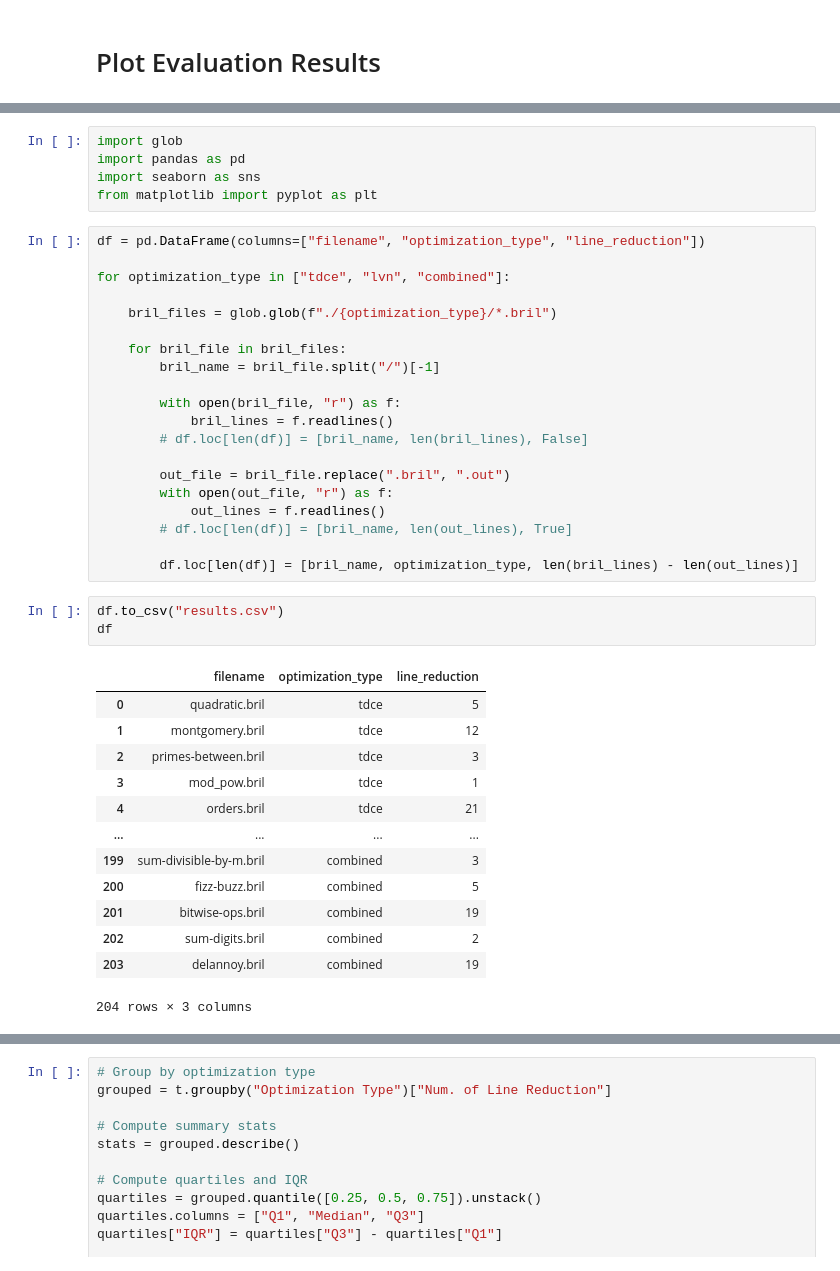
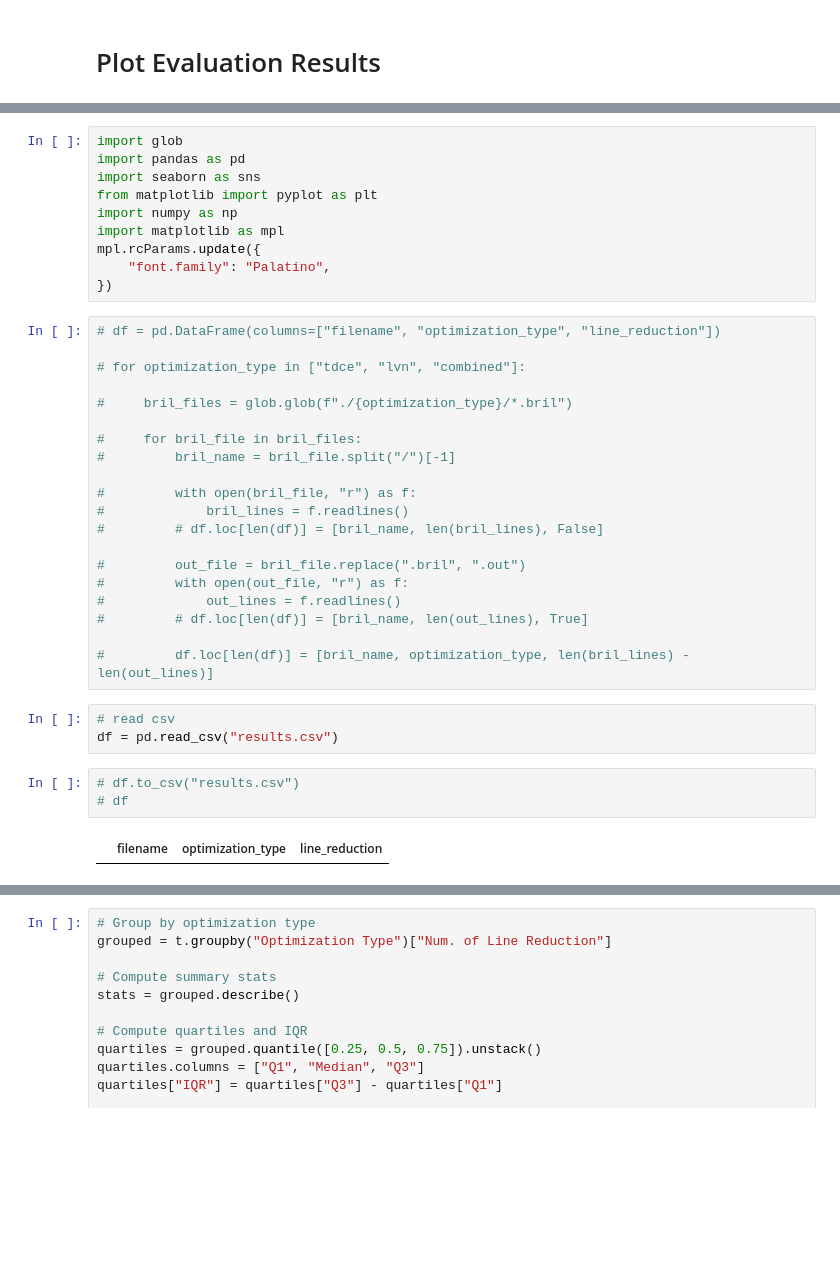
Before and after one commit to YoruCathy/cs6120-tasks, a Jupyter notebook: lesson3/plot.ipynb, the cells around one changed output, grey strips where cells are left out. Saved outputs shown, nothing was run; the diff lists cells and outputs as text; blank space fills up the shorter version.

```diff
--- a/lesson3/plot.ipynb
+++ b/lesson3/plot.ipynb
@@ -7,41 +23,37 @@ import glob
 import pandas as pd
 import seaborn as sns
 from matplotlib import pyplot as plt
+import numpy as np
+import matplotlib as mpl
+mpl.rcParams.update({
+    "font.family": "Palatino",
+})
 # %%
-df = pd.DataFrame(columns=["filename", "optimization_type", "line_reduction"])
+# df = pd.DataFrame(columns=["filename", "optimization_type", "line_reduction"])
 
-for optimization_type in ["tdce", "lvn", "combined"]:
+# for optimization_type in ["tdce", "lvn", "combined"]:
 
-    bril_files = glob.glob(f"./{optimization_type}/*.bril")
+#     bril_files = glob.glob(f"./{optimization_type}/*.bril")
 
-    for bril_file in bril_files:
-        bril_name = bril_file.split("/")[-1]
+#     for bril_file in bril_files:
+#         bril_name = bril_file.split("/")[-1]
 
-        with open(bril_file, "r") as f:
-            bril_lines = f.readlines()
-        # df.loc[len(df)] = [bril_name, len(bril_lines), False]
+#         with open(bril_file, "r") as f:
+#             bril_lines = f.readlines()
+#         # df.loc[len(df)] = [bril_name, len(bril_lines), False]
 
-        out_file = bril_file.replace(".bril", ".out")
-        with open(out_file, "r") as f:
-            out_lines = f.readlines()
-        # df.loc[len(df)] = [bril_name, len(out_lines), True]
+#         out_file = bril_file.replace(".bril", ".out")
+#         with open(out_file, "r") as f:
+#             out_lines = f.readlines()
+#         # df.loc[len(df)] = [bril_name, len(out_lines), True]
 
-        df.loc[len(df)] = [bril_name, optimization_type, len(bril_lines) - len(out_lines)]
+#         df.loc[len(df)] = [bril_name, optimization_type, len(bril_lines) - len(out_lines)]
+# %%
+# read csv
+df = pd.read_csv("results.csv")
 # %%
-df.to_csv("results.csv")
-df
+# df.to_csv("results.csv")
+# df
 # %% [output]
 |  | filename | optimization_type | line_reduction |
-| 0 | quadratic.bril | tdce | 5 |
-| 1 | montgomery.bril | tdce | 12 |
-| 2 | primes-between.bril | tdce | 3 |
-| 3 | mod_pow.bril | tdce | 1 |
-| 4 | orders.bril | tdce | 21 |
-| ... | ... | ... | ... |
-| 199 | sum-divisible-by-m.bril | combined | 3 |
-| 200 | fizz-buzz.bril | combined | 5 |
-| 201 | bitwise-ops.bril | combined | 19 |
-| 202 | sum-digits.bril | combined | 2 |
-| 203 | delannoy.bril | combined | 19 |
-204 rows × 3 columns
 # %%
```
Also changed, not shown: parts of 5 cells of this notebook, 6 other files.
